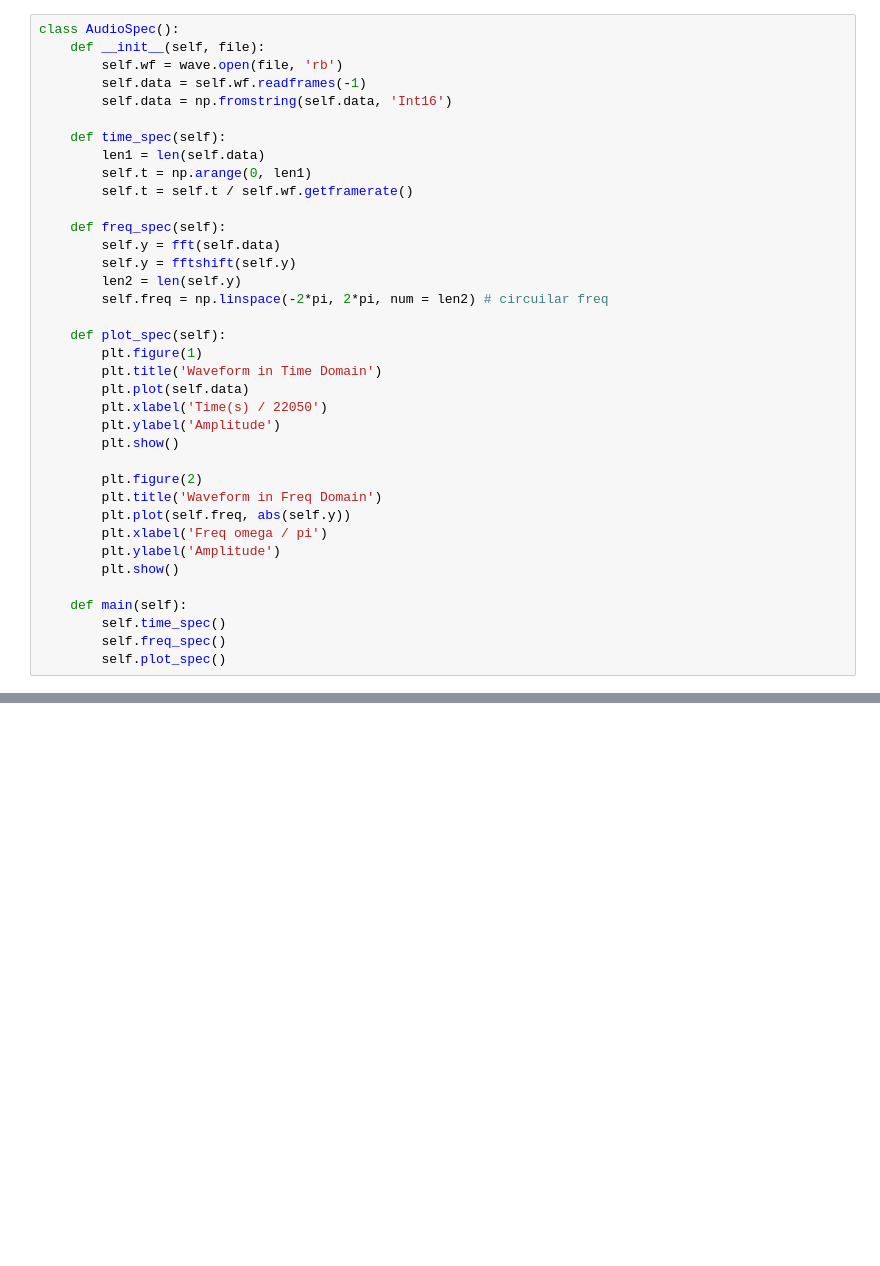
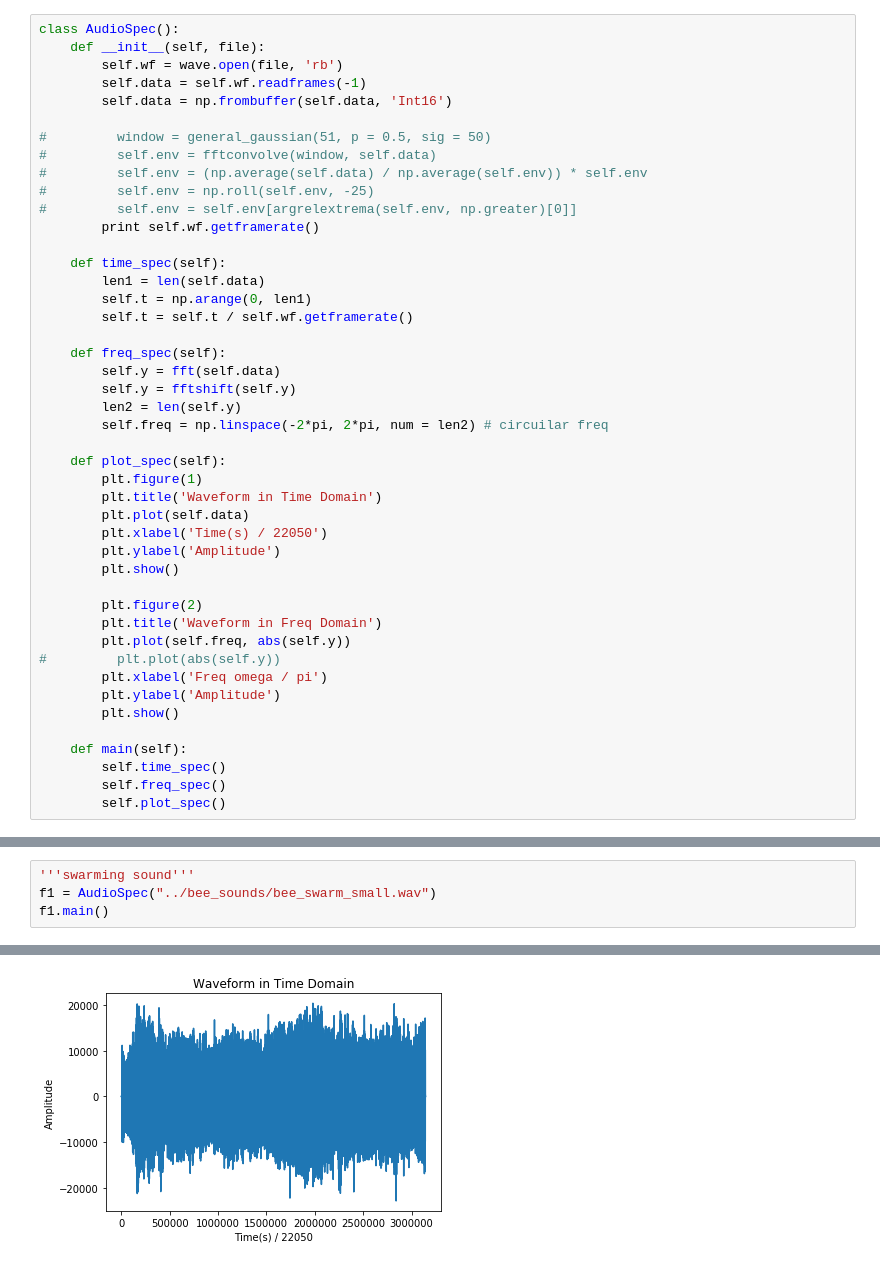
Before and after one commit to yidiwang21/beehive_monitor, a Jupyter notebook: audio_analysis/test.ipynb, the cells around one changed output, grey strips where cells are left out. Drawn from its saved outputs; the diff is of its cells as text; blank space fills up the shorter version.

Commit message:
modify audio analysis

```diff
--- a/audio_analysis/test.ipynb
+++ b/audio_analysis/test.ipynb
@@ -10,7 +17,14 @@ class AudioSpec():
     def __init__(self, file):
         self.wf = wave.open(file, 'rb')
         self.data = self.wf.readframes(-1)
-        self.data = np.fromstring(self.data, 'Int16')
+        self.data = np.frombuffer(self.data, 'Int16')
+
+#         window = general_gaussian(51, p = 0.5, sig = 50)
+#         self.env = fftconvolve(window, self.data)
+#         self.env = (np.average(self.data) / np.average(self.env)) * self.env
+#         self.env = np.roll(self.env, -25)
+#         self.env = self.env[argrelextrema(self.env, np.greater)[0]]
+        print self.wf.getframerate()
 
     def time_spec(self):
         len1 = len(self.data)
@@ -34,6 +48,7 @@ class AudioSpec():
         plt.figure(2)
         plt.title('Waveform in Freq Domain')
         plt.plot(self.freq, abs(self.y))
+#         plt.plot(abs(self.y))
         plt.xlabel('Freq omega / pi')
         plt.ylabel('Amplitude')
         plt.show()
@@ -51,0 +60,5 @@ if __name__ == '__main__':
+# %%
+'''swarming sound'''
+f1 = AudioSpec("../bee_sounds/bee_swarm_small.wav")
+f1.main()
+# %% [output]
@@ -51,0 +66 @@ if __name__ == '__main__':
+[figure, added]
```
Also changed, not shown: parts of 5 cells of this notebook, 6 other files.
